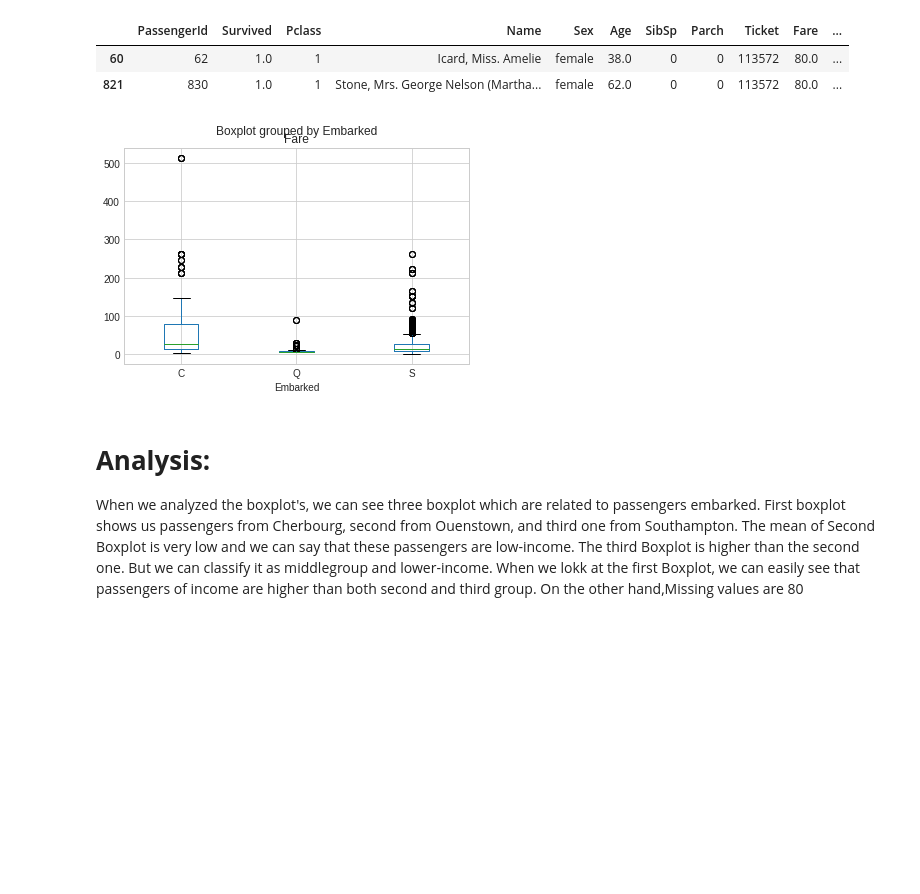
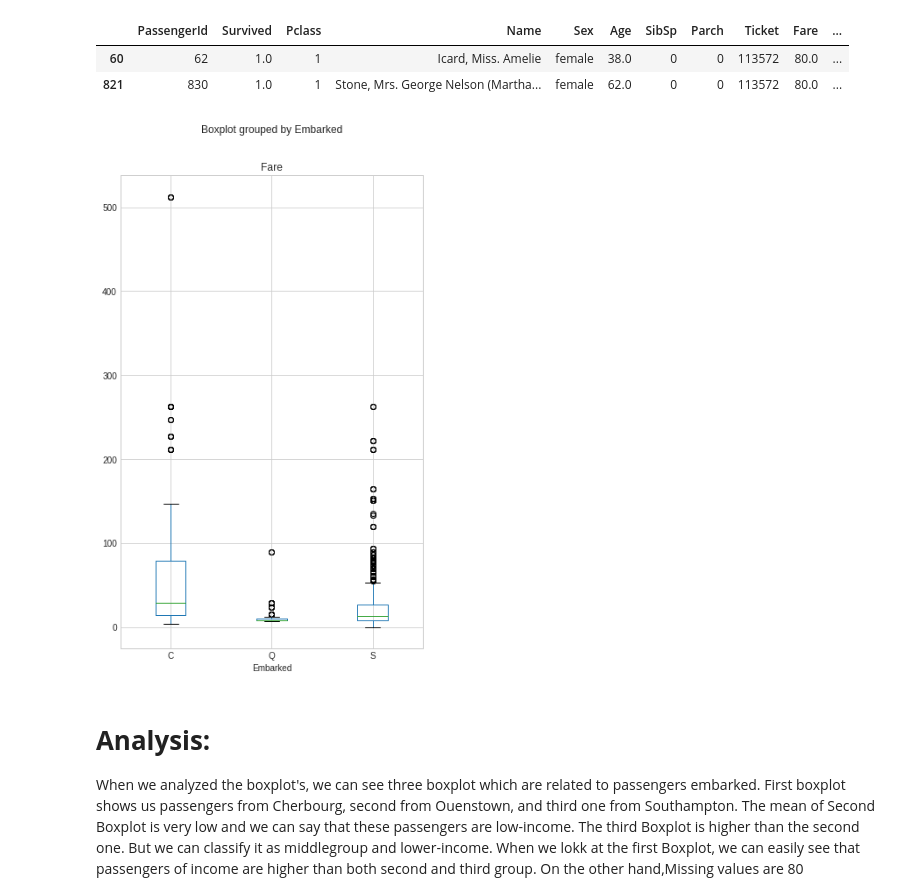
Before and after one commit to merdogan97/Projects, a Jupyter notebook: Titanic_Project_25_02_2022.ipynb, the cells around one changed output. Cells and saved outputs as stored; diff of their text form; code cells hidden in the pictures; blank space fills up the shorter version.

```diff
--- a/Titanic_Project_25_02_2022.ipynb
+++ b/Titanic_Project_25_02_2022.ipynb
@@ -555,10 +691,10 @@ train_df[train_df["Embarked"].isnull()]
 | 60 | 62 | 1.0 | 1 | Icard, Miss. Amelie | female | 38.0 | 0 | 0 | 113572 | 80.0 | ... |
 | 821 | 830 | 1.0 | 1 | Stone, Mrs. George Nelson (Martha... | female | 62.0 | 0 | 0 | 113572 | 80.0 | ... |
 # %%
-train_df.boxplot(column="Fare", by= "Embarked")
+train_df.boxplot(column="Fare", by= "Embarked", figsize=(6,10))
 plt.show()
 # %% [output]
-[figure, old version]
+[figure, new version]
 # %% [markdown]
  # **Analysis:**
 
```
Also changed, not shown: parts of 47 cells of this notebook.
